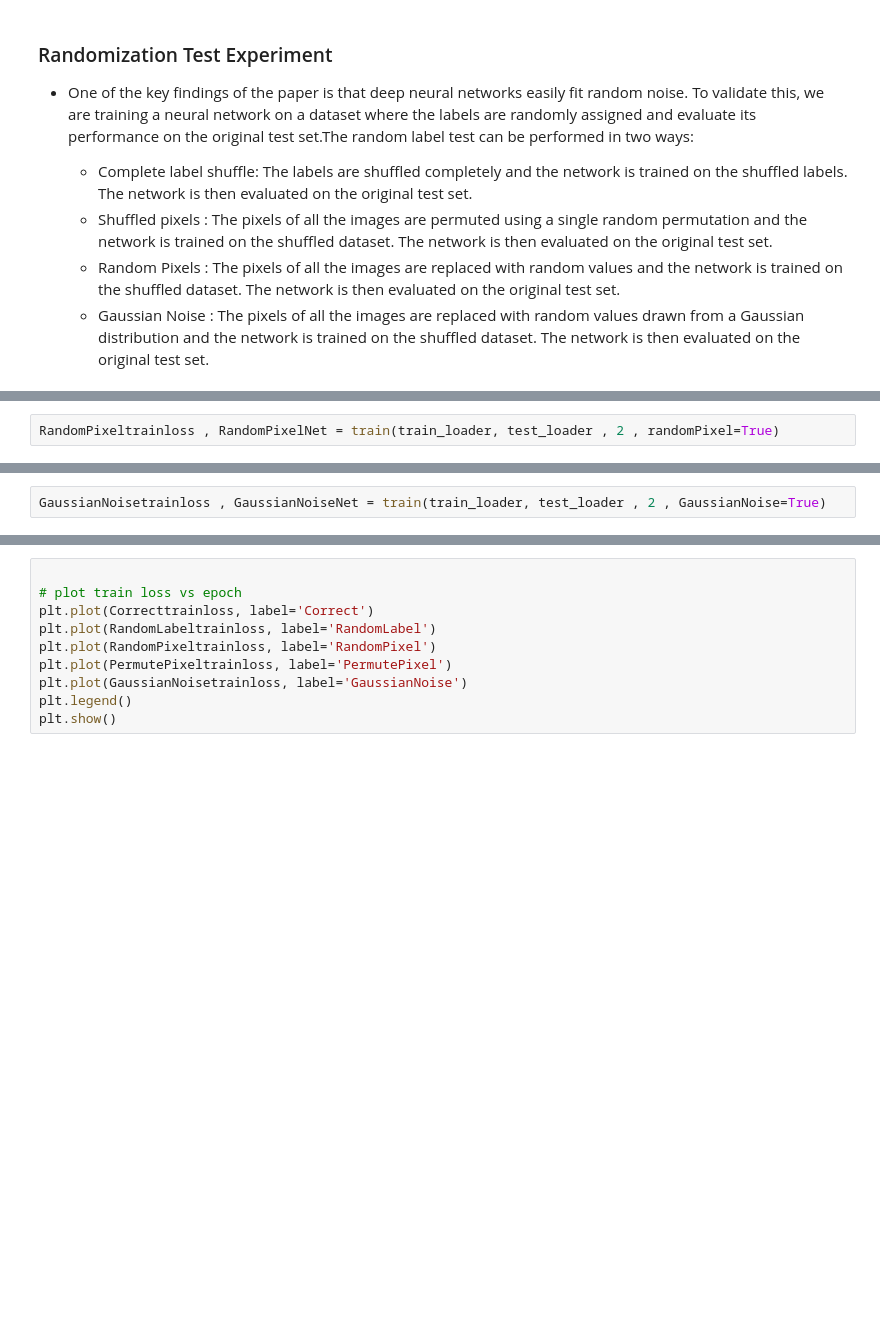
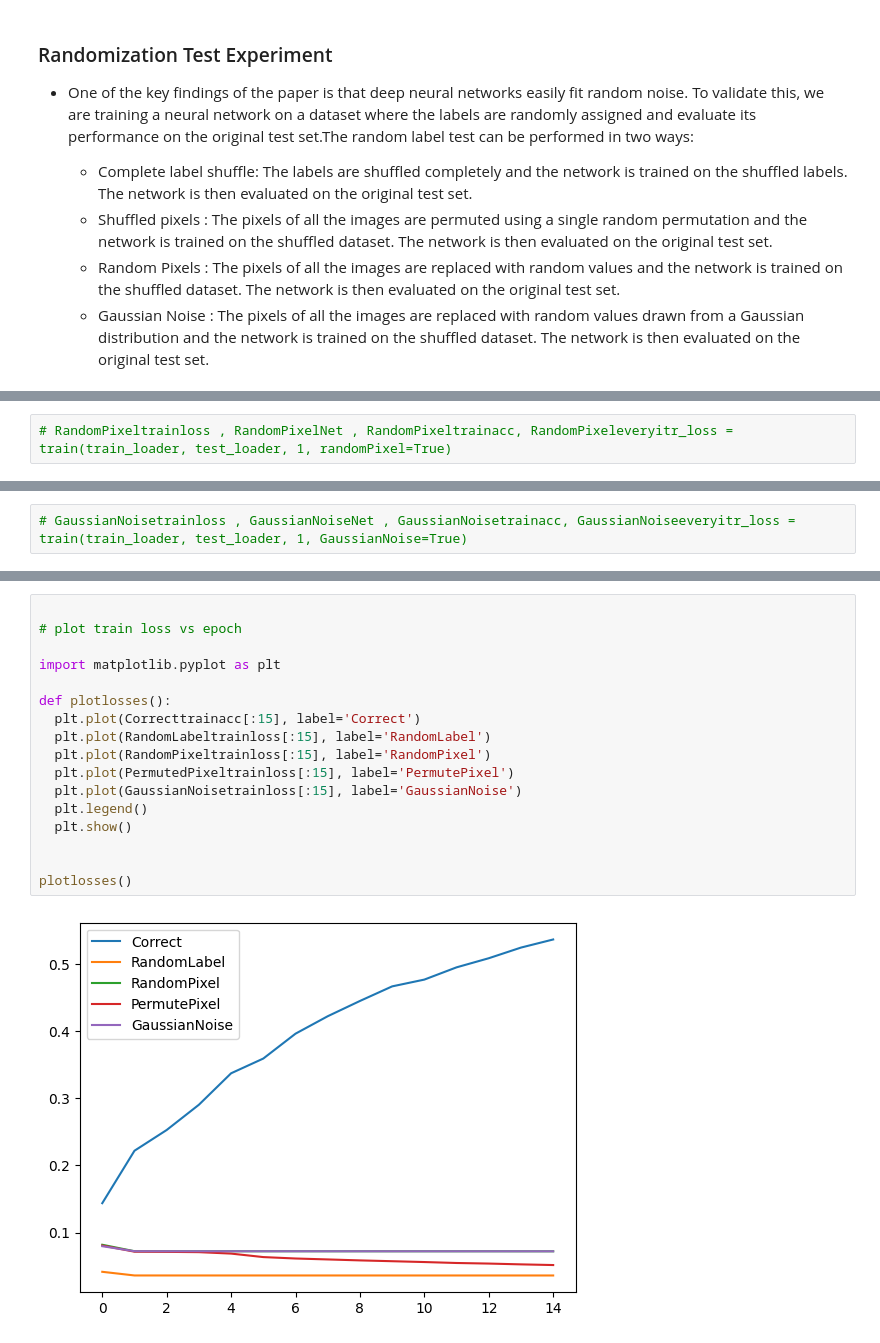
Before and after one commit to vaibhav1865/UnderstandingDNNs_GeneralizationProbelms, a Jupyter notebook: RandomizationExperiment.ipynb, the cells around one changed output, grey strips where cells are left out. Saved outputs shown, nothing was run; the diff lists cells and outputs as text; blank space fills up the shorter version.

```diff
--- a/RandomizationExperiment.ipynb
+++ b/RandomizationExperiment.ipynb
@@ -206,3 +298,3 @@ RandomLabeltrainloss , RandomLabelNet = train(train_loader, test_loader , 2 , ra
 # %%
-RandomPixeltrainloss , RandomPixelNet = train(train_loader, test_loader , 2 , randomPixel=True)
+# RandomPixeltrainloss , RandomPixelNet , RandomPixeltrainacc, RandomPixeleveryitr_loss = train(train_loader, test_loader, 1, randomPixel=True)
 # %%
@@ -210,2 +302,2 @@ PermutePixeltrainloss , PermutePixelNet = train(train_loader, test_loader , 2 ,
 # %%
-GaussianNoisetrainloss , GaussianNoiseNet = train(train_loader, test_loader , 2 , GaussianNoise=True)
+# GaussianNoisetrainloss , GaussianNoiseNet , GaussianNoisetrainacc, GaussianNoiseeveryitr_loss = train(train_loader, test_loader, 1, GaussianNoise=True)
@@ -233,10 +326,19 @@ Estimated Total Size (MB): 80.63
 # %%
 
 # plot train loss vs epoch
-plt.plot(Correcttrainloss, label='Correct')
-plt.plot(RandomLabeltrainloss, label='RandomLabel')
-plt.plot(RandomPixeltrainloss, label='RandomPixel')
-plt.plot(PermutePixeltrainloss, label='PermutePixel')
-plt.plot(GaussianNoisetrainloss, label='GaussianNoise')
-plt.legend()
-plt.show()
+
+import matplotlib.pyplot as plt
+
+def plotlosses():
+  plt.plot(Correcttrainacc[:15], label='Correct')
+  plt.plot(RandomLabeltrainloss[:15], label='RandomLabel')
+  plt.plot(RandomPixeltrainloss[:15], label='RandomPixel')
+  plt.plot(PermutedPixeltrainloss[:15], label='PermutePixel')
+  plt.plot(GaussianNoisetrainloss[:15], label='GaussianNoise')
+  plt.legend()
+  plt.show()
+
+
+plotlosses()
+# %% [output]
+[figure, added]
```
Also changed, not shown: parts of 23 cells of this notebook.
